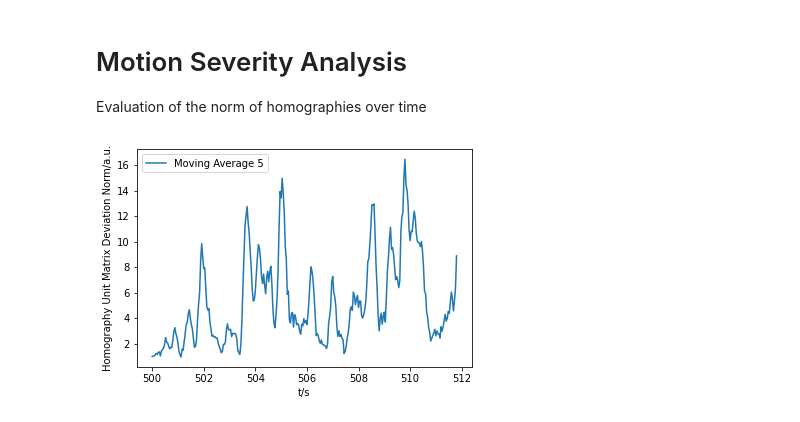
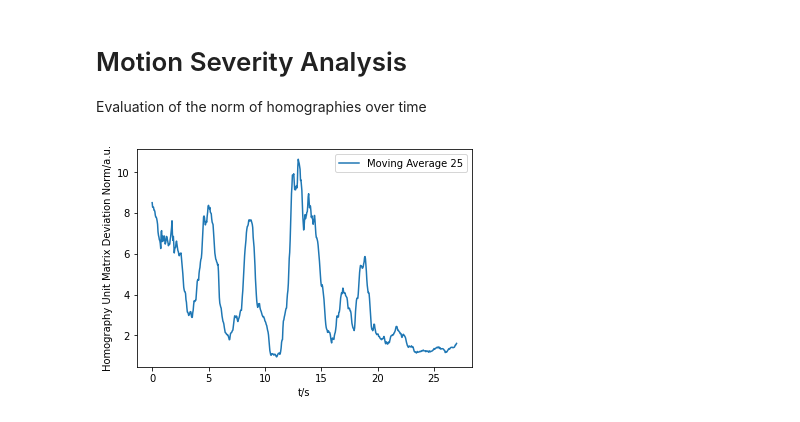
Before and after one commit to RViMLab/MICCAI2023-Camera-Motion-Prediction, a Jupyter notebook: notebooks/eval_homography_regression.ipynb, the cells around one changed output. Saved outputs shown, nothing was run; the diff lists cells and outputs as text; code cells hidden in the pictures.

```diff
--- a/notebooks/eval_homography_regression.ipynb
+++ b/notebooks/eval_homography_regression.ipynb
@@ -236,31 +236,31 @@ plt.show()
 Evaluation of the norm of homographies over time
 # %%
 # feature_df = pd.read_pickle('cholec80_img_seq_features.pkl')
-feature_df = pd.read_pickle('H.pkl')
+feature_df = pd.read_pickle('H_1.pkl')
 
 fps = 25
-start = 500
-end = 512
+start = 0
+end = 100
 
-N = 5
+N = 25
 t = feature_df['t'][int(fps*start):int(fps*end)]/fps
-H = feature_df['H'][int(fps*start):int(fps*end)]
+H = feature_df['H_deep'][int(fps*start):int(fps*end)]
 # t = feature_df['t']/fps
 # H = feature_df['H']
 # t = feature_df['t'][0:100]/fps
 # H = feature_df['H'][0:100]
 
 # compute severity of motion
 dH_norm = H.apply(lambda x: np.linalg.norm(x - np.eye(3)))
 
 # compute moving average
 ma_dH_norm = np.convolve(dH_norm, np.ones(N)/N, mode='valid')
 
 plt.plot(t[:ma_dH_norm.shape[0]], ma_dH_norm, label='Moving Average {}'.format(N))
 # plt.plot(t[N:dH_norm.shape[0]], dH_norm[N:], label='Homography')
 plt.xlabel('t/s')
 plt.ylabel('Homography Unit Matrix Deviation Norm/a.u.')
 plt.legend()
 plt.show()
 # %% [output]
-[figure, old version]
+[figure, new version]
```
